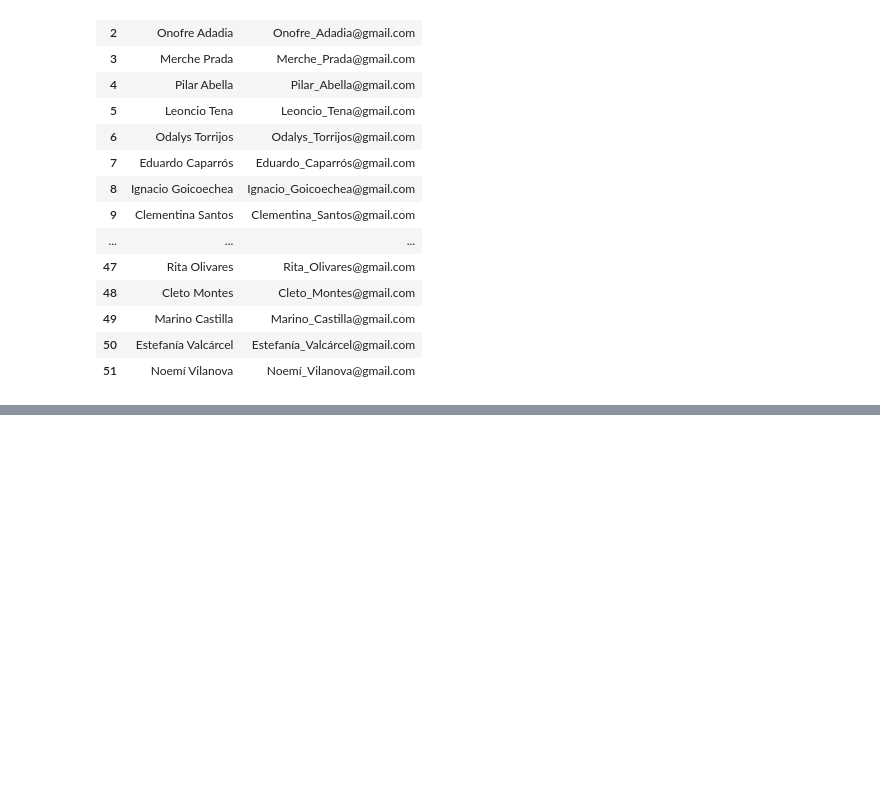
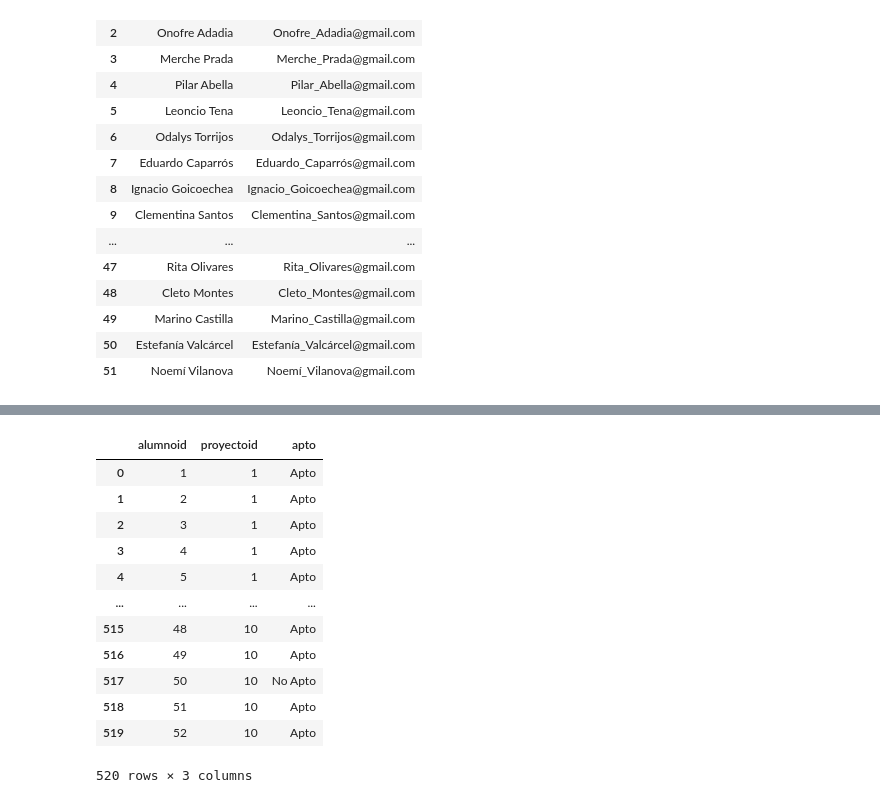
Before and after one commit to gadeso/team_sql_larg, a Jupyter notebook: dataframes/clase_1.ipynb, the cells around one changed output, grey strips where cells are left out. Saved outputs shown, nothing was run; the diff lists cells and outputs as text; code cells hidden in the pictures; blank space fills up the shorter version.

```diff
--- a/dataframes/clase_1.ipynb
+++ b/dataframes/clase_1.ipynb
@@ -128,0 +165,4 @@ nombre_alumnos
+# %%
+al_pro.rename(columns={'alumno_id':'alumnoid'}, inplace=True)
+# %%
+al_pro.rename(columns={'proyecto_id':'proyectoid'}, inplace=True)
@@ -128,0 +171,18 @@ nombre_alumnos
+# %%
+al_pro.replace('Proyecto_FullSatck', 10, inplace=True)
+# %%
+al_pro
+# %% [output]
+|  | alumnoid | proyectoid | apto |
+| 0 | 1 | 1 | Apto |
+| 1 | 2 | 1 | Apto |
+| 2 | 3 | 1 | Apto |
+| 3 | 4 | 1 | Apto |
+| 4 | 5 | 1 | Apto |
+| ... | ... | ... | ... |
+| 515 | 48 | 10 | Apto |
+| 516 | 49 | 10 | Apto |
+| 517 | 50 | 10 | No Apto |
+| 518 | 51 | 10 | Apto |
+| 519 | 52 | 10 | Apto |
+520 rows × 3 columns
```
Also changed, not shown: parts of 5 cells of this notebook, 4 other files.
